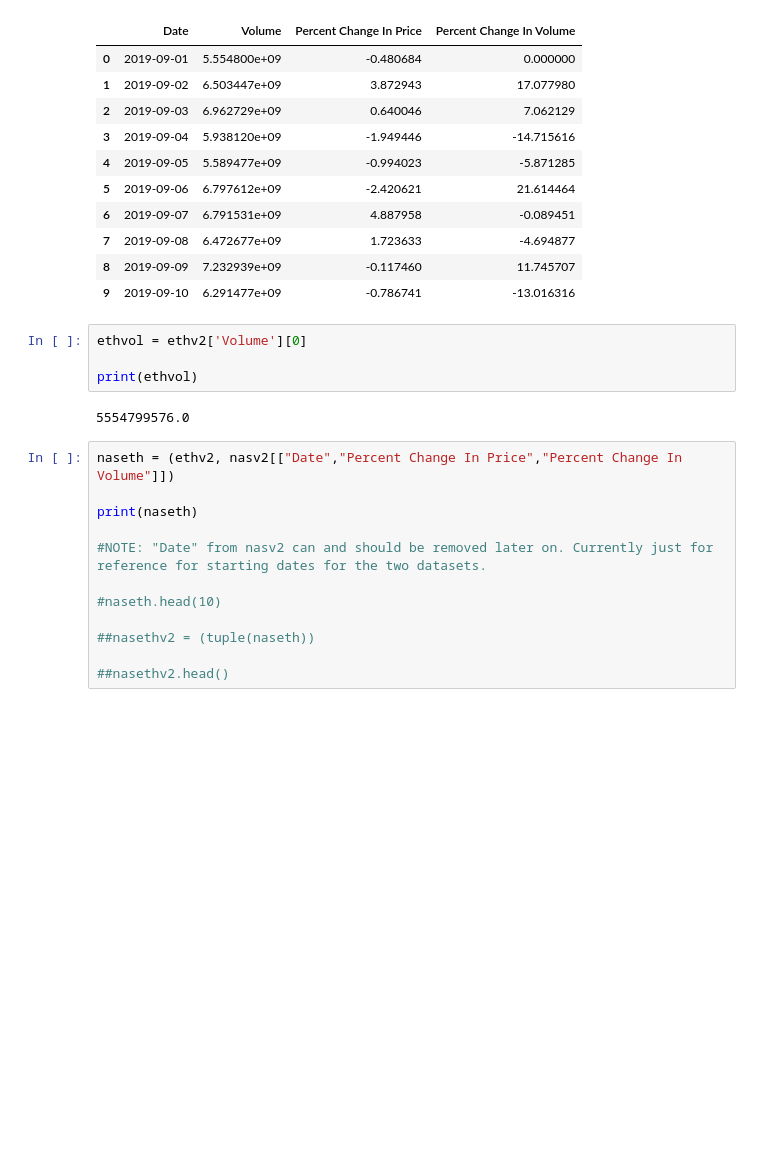
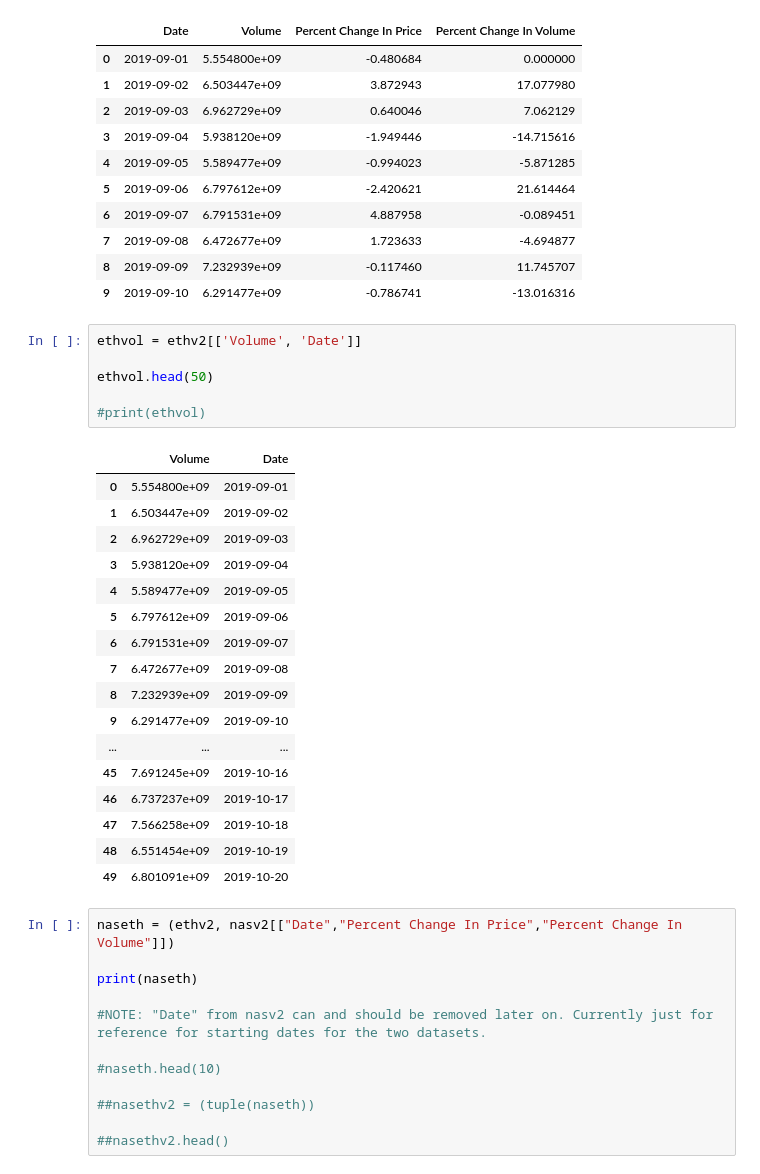
Before and after one commit to data301-2021-winter1/project-group67-project, a Jupyter notebook: notebooks/analysis2.ipynb, the cells around one changed output. Saved outputs shown, nothing was run; the diff lists cells and outputs as text; blank space fills up the shorter version.

```diff
--- a/notebooks/analysis2.ipynb
+++ b/notebooks/analysis2.ipynb
@@ -277,11 +277,29 @@ The Daily Percent Change in Price and Volume for Ethereum
 | 8 | 2019-09-09 | 7.232939e+09 | -0.117460 | 11.745707 |
 | 9 | 2019-09-10 | 6.291477e+09 | -0.786741 | -13.016316 |
 # %%
-ethvol = ethv2['Volume'][0]
+ethvol = ethv2[['Volume', 'Date']]
 
-print(ethvol)
+ethvol.head(50)
+
+#print(ethvol)
 # %% [output]
-5554799576.0
+|  | Volume | Date |
+| 0 | 5.554800e+09 | 2019-09-01 |
+| 1 | 6.503447e+09 | 2019-09-02 |
+| 2 | 6.962729e+09 | 2019-09-03 |
+| 3 | 5.938120e+09 | 2019-09-04 |
+| 4 | 5.589477e+09 | 2019-09-05 |
+| 5 | 6.797612e+09 | 2019-09-06 |
+| 6 | 6.791531e+09 | 2019-09-07 |
+| 7 | 6.472677e+09 | 2019-09-08 |
+| 8 | 7.232939e+09 | 2019-09-09 |
+| 9 | 6.291477e+09 | 2019-09-10 |
+| ... | ... | ... |
+| 45 | 7.691245e+09 | 2019-10-16 |
+| 46 | 6.737237e+09 | 2019-10-17 |
+| 47 | 7.566258e+09 | 2019-10-18 |
+| 48 | 6.551454e+09 | 2019-10-19 |
+| 49 | 6.801091e+09 | 2019-10-20 |
 # %%
 naseth = (ethv2, nasv2[["Date","Percent Change In Price","Percent Change In Volume"]])
 
```
